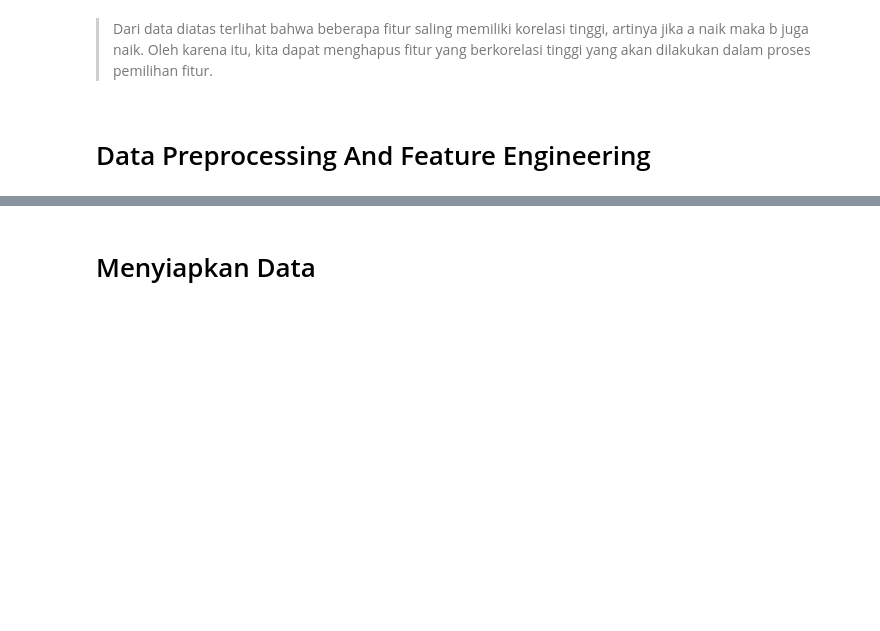
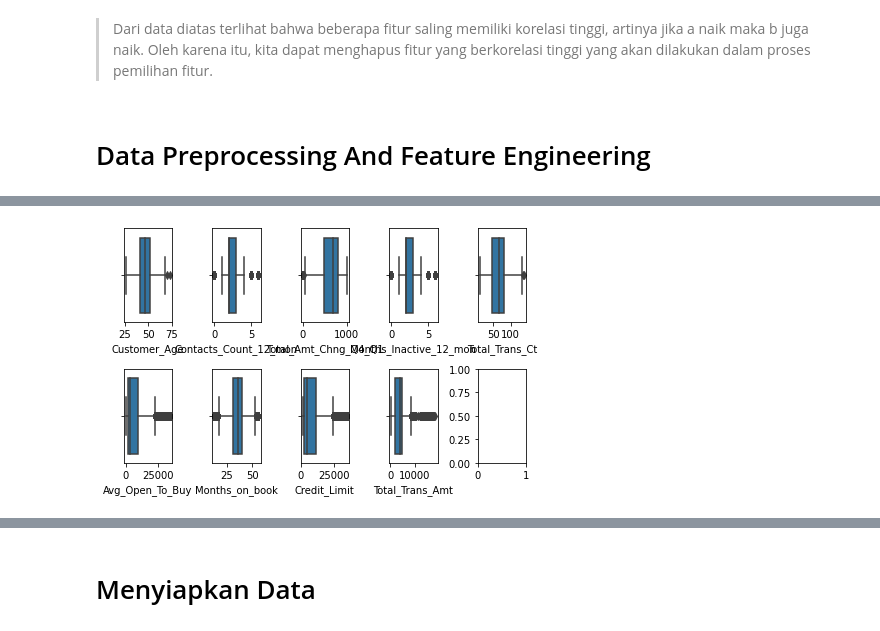
Before and after one commit to ashilaghassani/Customer-Churn-Prediction, a Jupyter notebook: churn_prediction.ipynb, the cells around one changed output, grey strips where cells are left out. Saved outputs shown, nothing was run; the diff lists cells and outputs as text; code cells hidden in the pictures; blank space fills up the shorter version.

```diff
--- a/churn_prediction.ipynb
+++ b/churn_prediction.ipynb
@@ -177,6 +186,7 @@ Jumlah duplikasi data : 0
 # %%
 num_cols = df.select_dtypes(include=np.number)
 # %%
+list_outlier = []
 def cek_outlier(data):
     for i in data.columns:
         Q1 = data[i].quantile(0.25)
@@ -185,7 +195,9 @@ def cek_outlier(data):
         RLB = Q1-1.5*IQR
         RUB = Q3+1.5*IQR
         count_outlier = ((data[i]<RLB) | (data[i]>RUB)).sum()
-        print(i + " =  " + str(count_outlier))
+        if count_outlier > 0 :
+            print(i + " =  " + str(count_outlier))
+            list_outlier.append(i)
 
 cek_outlier(num_cols)
 # %% [output]
@@ -270,0 +294,2 @@ Oleh karena itu, kita dapat menghapus fitur yang  berkorelasi tinggi yang akan d
+# %%
+new = list(set(list_outlier))
@@ -270,0 +308,11 @@ Oleh karena itu, kita dapat menghapus fitur yang  berkorelasi tinggi yang akan d
+# %%
+f, axes = plt.subplots(round(len(new)/5), 5)
+y = 0;
+for name in new:
+    i, j = divmod(y, 5)
+    sns.boxplot(x=num_cols[name], ax=axes[i, j])
+    y = y+1
+plt.tight_layout()
+plt.show()
+# %% [output]
+[figure, added]
```
Also changed, not shown: parts of 40 cells of this notebook.
